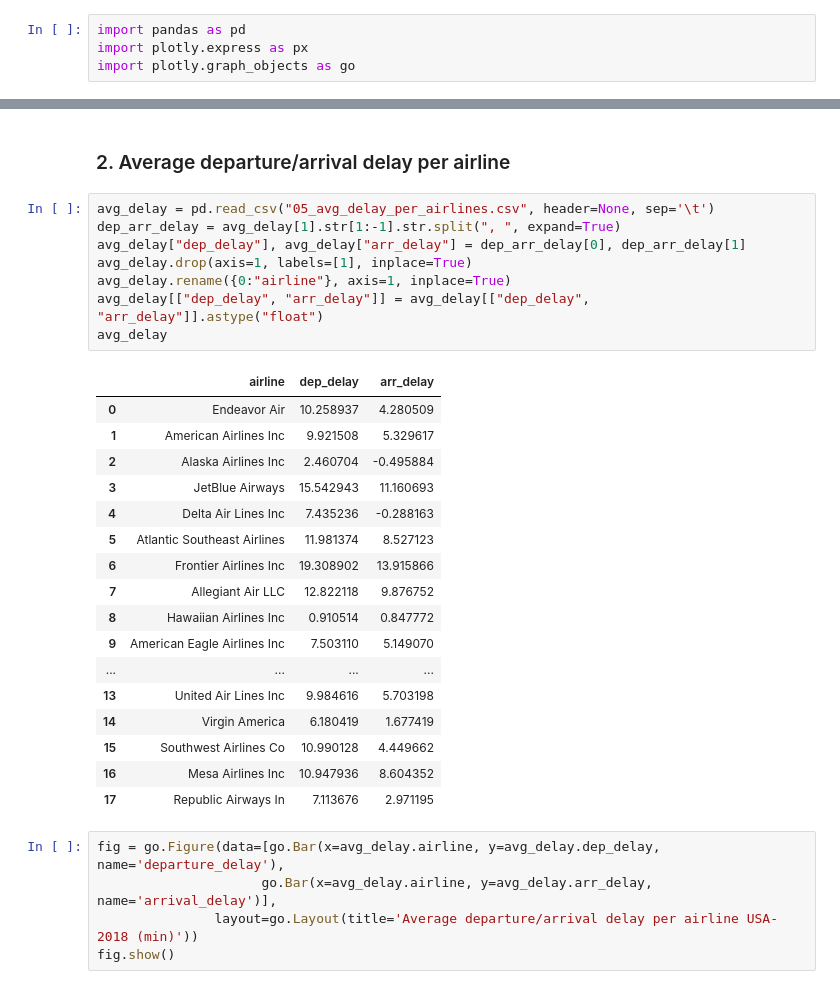
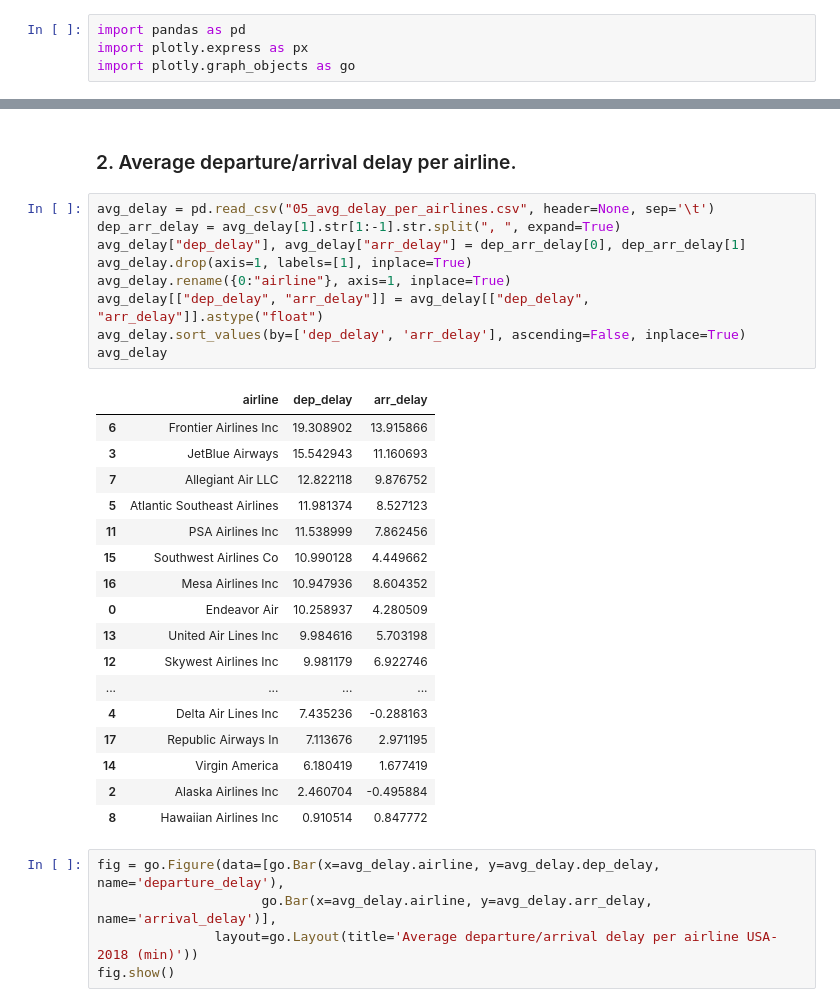
Before and after one commit to Daniel-Prus/airline_delay_and_cancellation_analysis, a Jupyter notebook: output/airlines_analysis.ipynb, the cells around one changed output, grey strips where cells are left out. Drawn from its saved outputs; the diff is of its cells as text.

```diff
--- a/output/airlines_analysis.ipynb
+++ b/output/airlines_analysis.ipynb
@@ -32,31 +39,32 @@ px.bar(data_frame=distance, y="distance", x="airline", title="Distance travelled
 # %% [markdown]
-### 2. Average departure/arrival delay per airline
+### 2. Average departure/arrival delay per airline.
 # %%
 avg_delay = pd.read_csv("05_avg_delay_per_airlines.csv", header=None, sep='\t')
 dep_arr_delay = avg_delay[1].str[1:-1].str.split(", ", expand=True)
 avg_delay["dep_delay"], avg_delay["arr_delay"] = dep_arr_delay[0], dep_arr_delay[1]
 avg_delay.drop(axis=1, labels=[1], inplace=True)
 avg_delay.rename({0:"airline"}, axis=1, inplace=True)
 avg_delay[["dep_delay", "arr_delay"]] = avg_delay[["dep_delay", "arr_delay"]].astype("float")
+avg_delay.sort_values(by=['dep_delay', 'arr_delay'], ascending=False, inplace=True)
 avg_delay
 # %% [output]
 |  | airline | dep_delay | arr_delay |
-| 0 | Endeavor Air | 10.258937 | 4.280509 |
-| 1 | American Airlines Inc | 9.921508 | 5.329617 |
-| 2 | Alaska Airlines Inc | 2.460704 | -0.495884 |
+| 6 | Frontier Airlines Inc | 19.308902 | 13.915866 |
 | 3 | JetBlue Airways | 15.542943 | 11.160693 |
-| 4 | Delta Air Lines Inc | 7.435236 | -0.288163 |
+| 7 | Allegiant Air LLC | 12.822118 | 9.876752 |
 | 5 | Atlantic Southeast Airlines | 11.981374 | 8.527123 |
-| 6 | Frontier Airlines Inc | 19.308902 | 13.915866 |
-| 7 | Allegiant Air LLC | 12.822118 | 9.876752 |
-| 8 | Hawaiian Airlines Inc | 0.910514 | 0.847772 |
-| 9 | American Eagle Airlines Inc | 7.503110 | 5.149070 |
-| ... | ... | ... | ... |
-| 13 | United Air Lines Inc | 9.984616 | 5.703198 |
-| 14 | Virgin America | 6.180419 | 1.677419 |
+| 11 | PSA Airlines Inc | 11.538999 | 7.862456 |
 | 15 | Southwest Airlines Co | 10.990128 | 4.449662 |
 | 16 | Mesa Airlines Inc | 10.947936 | 8.604352 |
+| 0 | Endeavor Air | 10.258937 | 4.280509 |
+| 13 | United Air Lines Inc | 9.984616 | 5.703198 |
+| 12 | Skywest Airlines Inc | 9.981179 | 6.922746 |
+| ... | ... | ... | ... |
+| 4 | Delta Air Lines Inc | 7.435236 | -0.288163 |
 | 17 | Republic Airways In | 7.113676 | 2.971195 |
+| 14 | Virgin America | 6.180419 | 1.677419 |
+| 2 | Alaska Airlines Inc | 2.460704 | -0.495884 |
+| 8 | Hawaiian Airlines Inc | 0.910514 | 0.847772 |
 # %%
 fig = go.Figure(data=[go.Bar(x=avg_delay.airline, y=avg_delay.dep_delay, name='departure_delay'),
                      go.Bar(x=avg_delay.airline, y=avg_delay.arr_delay, name='arrival_delay')],
```
Also changed, not shown: parts of 7 cells of this notebook, 1 other file.
